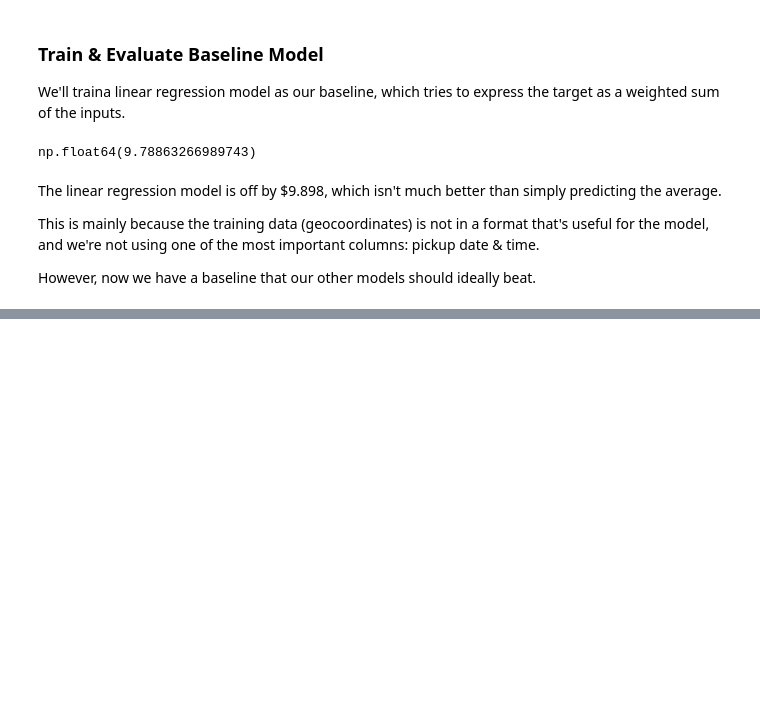
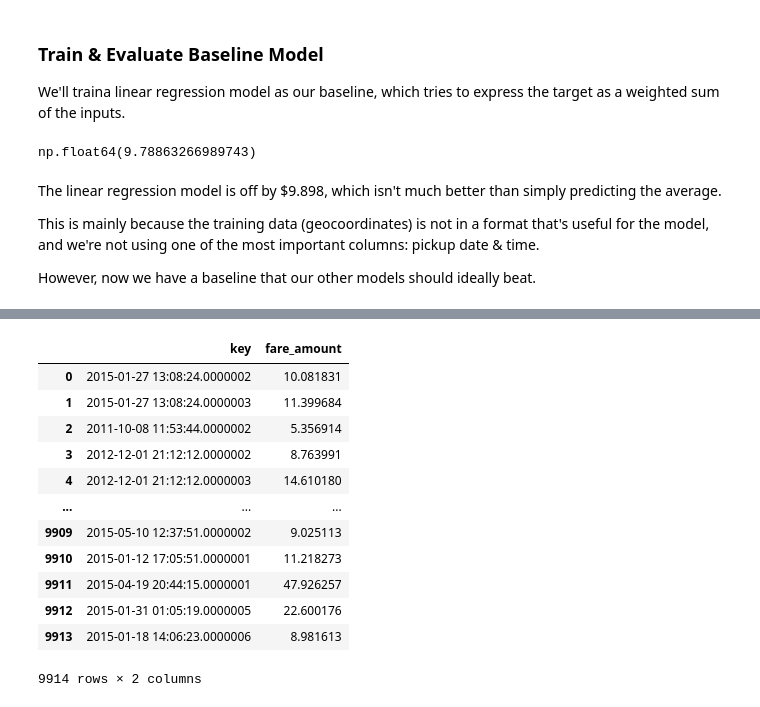
Before and after one commit to baldzhiyski/data-science-machine-learning-training, a Jupyter notebook: scikit-learn-course/project/ml-project.ipynb, the cells around one changed output, grey strips where cells are left out. Saved outputs shown, nothing was run; the diff lists cells and outputs as text; code cells hidden in the pictures; blank space fills up the shorter version.

Commit message:
Testing with Ridge Model

```diff
--- a/scikit-learn-course/project/ml-project.ipynb
+++ b/scikit-learn-course/project/ml-project.ipynb
@@ -498,0 +616,3 @@ generate_submission(test_preds)
+# %%
+train_df= remove_outliers(train_df)
+val_df= remove_outliers(val_df)
@@ -498,0 +627,50 @@ generate_submission(test_preds)
+# %%
+input_cols = ['pickup_longitude', 'pickup_latitude',
+       'dropoff_longitude', 'dropoff_latitude', 'passenger_count',
+       'pickup_datetime_year', 'pickup_datetime_month', 'pickup_datetime_day',
+       'pickup_datetime_weekday', 'pickup_datetime_hour', 'trip_distance',
+       'jfk_drop_distance', 'lga_drop_distance', 'ewr_drop_distance',
+       'met_drop_distance', 'wtc_drop_distance']
+
+target_col = 'fare_amount'
+
+train_inputs = train_df[input_cols]
+train_targets = train_df[target_col]
+val_inputs = val_df[input_cols]
+val_targets = val_df[target_col]
+test_inputs = test_df[input_cols]
+
+def evaluate(model):
+    train_preds = model.predict(train_inputs)
+    train_rmse = np.sqrt(mean_squared_error(train_targets, train_preds))
+    val_preds = model.predict(val_inputs)
+    val_rmse = np.sqrt(mean_squared_error(val_targets, val_preds))
+    return train_rmse, val_rmse, train_preds, val_preds
+
+def predict_and_submit(model, fname):
+    test_preds = model.predict(test_inputs)
+    sub_df = pd.read_csv('sample_submission.csv')
+    sub_df['fare_amount'] = test_preds
+    sub_df.to_csv(fname, index=None)
+    return sub_df
+# %%
+from sklearn.linear_model import Ridge
+
+ridge_model = Ridge(random_state=42)
+ridge_model.fit(train_inputs, train_targets)
+evaluate(ridge_model)
+predict_and_submit(ridge_model, 'ridge_submission.csv')
+# %% [output]
+|  | key | fare_amount |
+| 0 | 2015-01-27 13:08:24.0000002 | 10.081831 |
+| 1 | 2015-01-27 13:08:24.0000003 | 11.399684 |
+| 2 | 2011-10-08 11:53:44.0000002 | 5.356914 |
+| 3 | 2012-12-01 21:12:12.0000002 | 8.763991 |
+| 4 | 2012-12-01 21:12:12.0000003 | 14.610180 |
+| ... | ... | ... |
+| 9909 | 2015-05-10 12:37:51.0000002 | 9.025113 |
+| 9910 | 2015-01-12 17:05:51.0000001 | 11.218273 |
+| 9911 | 2015-04-19 20:44:15.0000001 | 47.926257 |
+| 9912 | 2015-01-31 01:05:19.0000005 | 22.600176 |
+| 9913 | 2015-01-18 14:06:23.0000006 | 8.981613 |
+9914 rows × 2 columns
```
Also changed, not shown: parts of 16 cells of this notebook.
